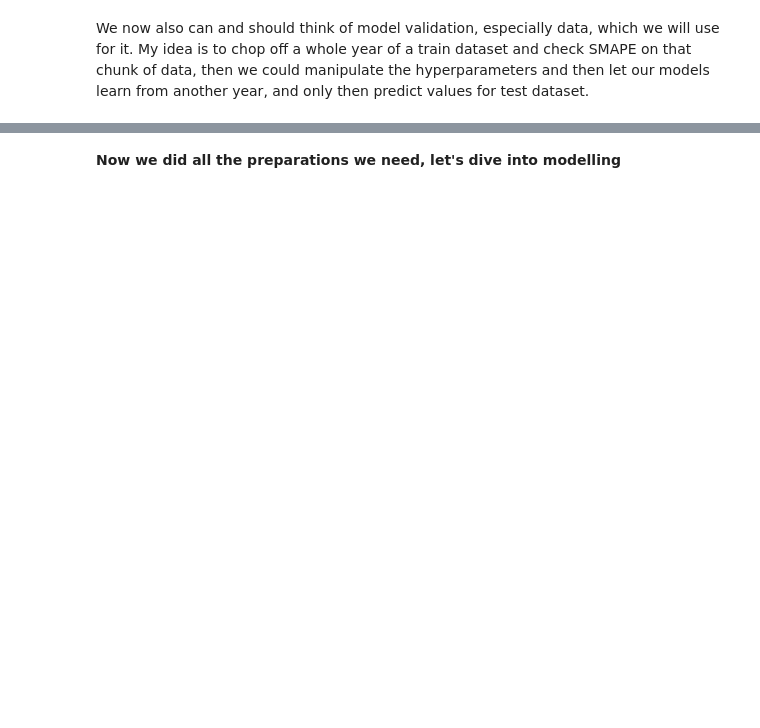
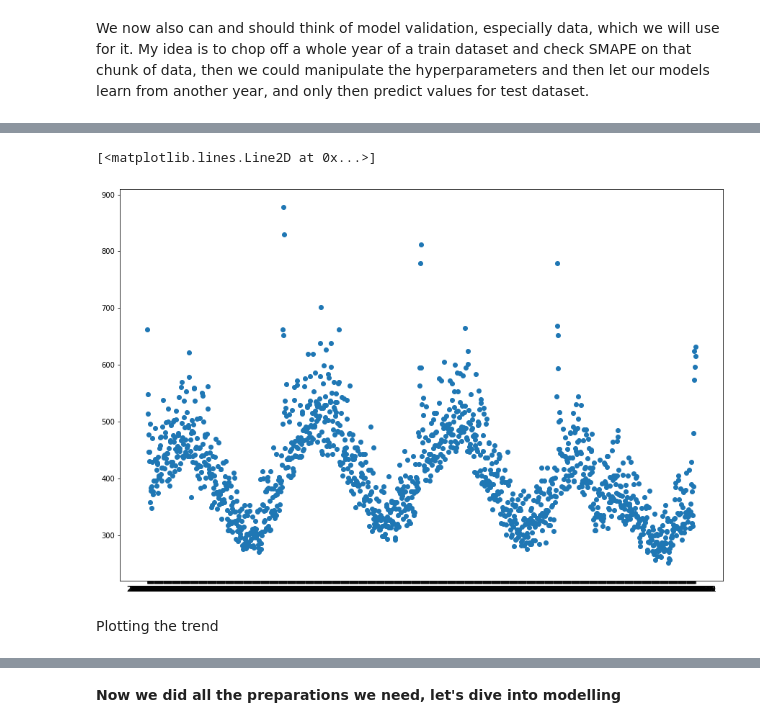
Before and after one commit to Serueja/kaggle-comps, a Jupyter notebook: tabular_playground_series/t_p_s_init.ipynb, the cells around one changed output, grey strips where cells are left out. Drawn from its saved outputs; the diff is of its cells as text; code cells hidden in the pictures; blank space fills up the shorter version.

```diff
--- a/tabular_playground_series/t_p_s_init.ipynb
+++ b/tabular_playground_series/t_p_s_init.ipynb
@@ -372,0 +375,9 @@ for i in X_train:
+# %%
+# X_train[0]
+plt.rcParams["figure.figsize"] = (15, 10)
+plt.plot_date(x=X_train[0]['date'], y=X_train[0]['num_sold'])
+# %% [output]
+[<matplotlib.lines.Line2D at 0x...>]
+[figure, added]
+# %% [markdown]
+Plotting the trend
```
Also changed, not shown: parts of 40 cells of this notebook.
